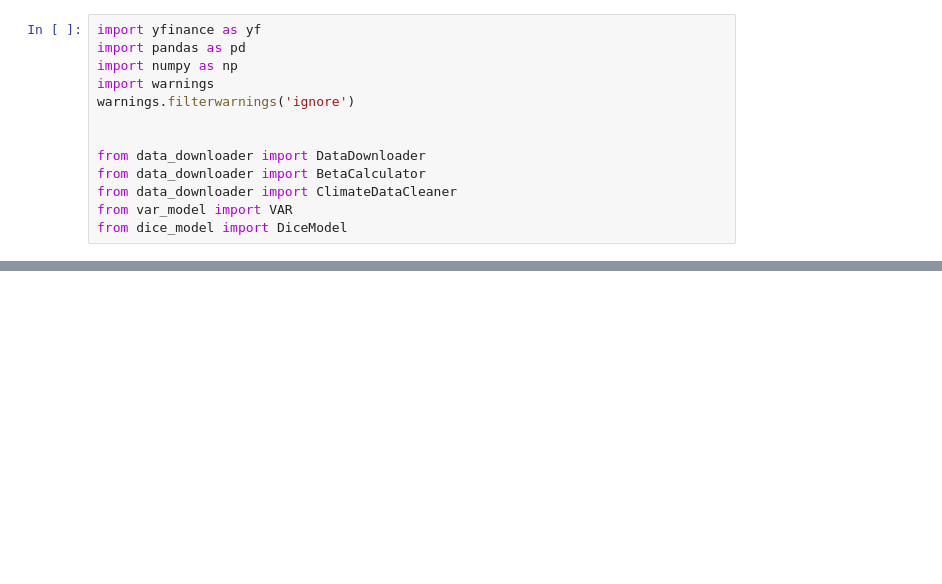
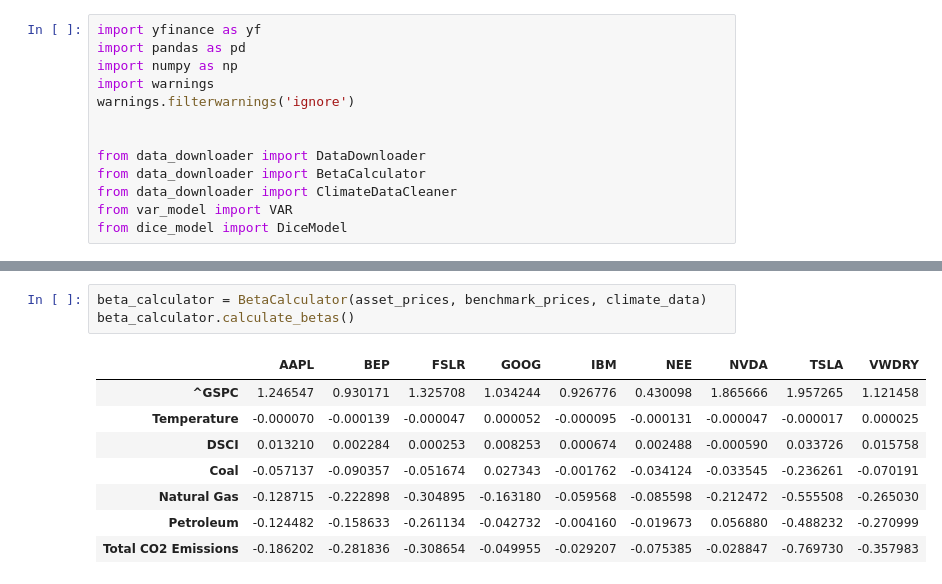
Before and after one commit to luisrc44/QAA-with-Climate-Change-and-ESG, a Jupyter notebook: QAA_wCC.ipynb, the cells around one changed output, grey strips where cells are left out. Saved outputs shown, nothing was run; the diff lists cells and outputs as text; blank space fills up the shorter version.

Commit message:
Betasss

```diff
--- a/QAA_wCC.ipynb
+++ b/QAA_wCC.ipynb
@@ -38,2 +74,14 @@ cleaned_data
+# %%
+beta_calculator = BetaCalculator(asset_prices, benchmark_prices, climate_data)
+beta_calculator.calculate_betas()
+# %% [output]
+|  | AAPL | BEP | FSLR | GOOG | IBM | NEE | NVDA | TSLA | VWDRY |
+| ^GSPC | 1.246547 | 0.930171 | 1.325708 | 1.034244 | 0.926776 | 0.430098 | 1.865666 | 1.957265 | 1.121458 |
+| Temperature | -0.000070 | -0.000139 | -0.000047 | 0.000052 | -0.000095 | -0.000131 | -0.000047 | -0.000017 | 0.000025 |
+| DSCI | 0.013210 | 0.002284 | 0.000253 | 0.008253 | 0.000674 | 0.002488 | -0.000590 | 0.033726 | 0.015758 |
+| Coal | -0.057137 | -0.090357 | -0.051674 | 0.027343 | -0.001762 | -0.034124 | -0.033545 | -0.236261 | -0.070191 |
+| Natural Gas | -0.128715 | -0.222898 | -0.304895 | -0.163180 | -0.059568 | -0.085598 | -0.212472 | -0.555508 | -0.265030 |
+| Petroleum | -0.124482 | -0.158633 | -0.261134 | -0.042732 | -0.004160 | -0.019673 | 0.056880 | -0.488232 | -0.270999 |
+| Total CO2 Emissions | -0.186202 | -0.281836 | -0.308654 | -0.049955 | -0.029207 | -0.075385 | -0.028847 | -0.769730 | -0.357983 |
 # %%
 asset_prices.plot(x='Date', y=assets, figsize=(14, 7), title='Asset Returns')
```
Also changed, not shown: parts of 5 cells of this notebook.
